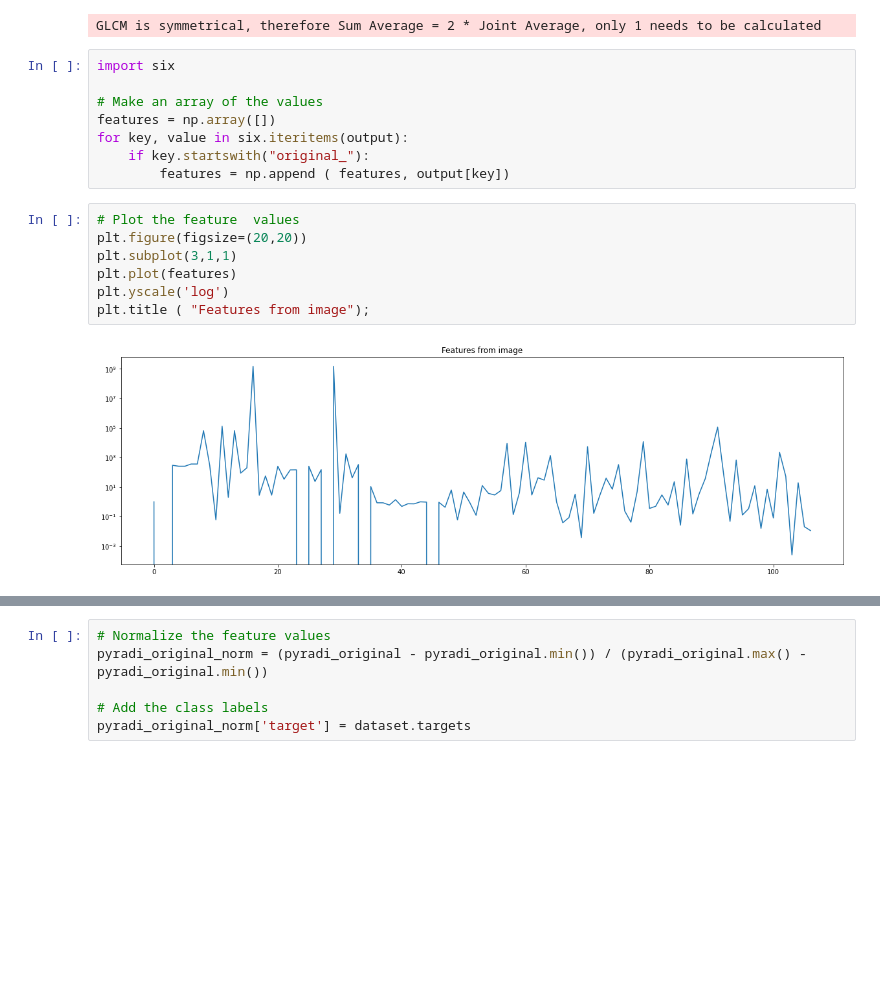
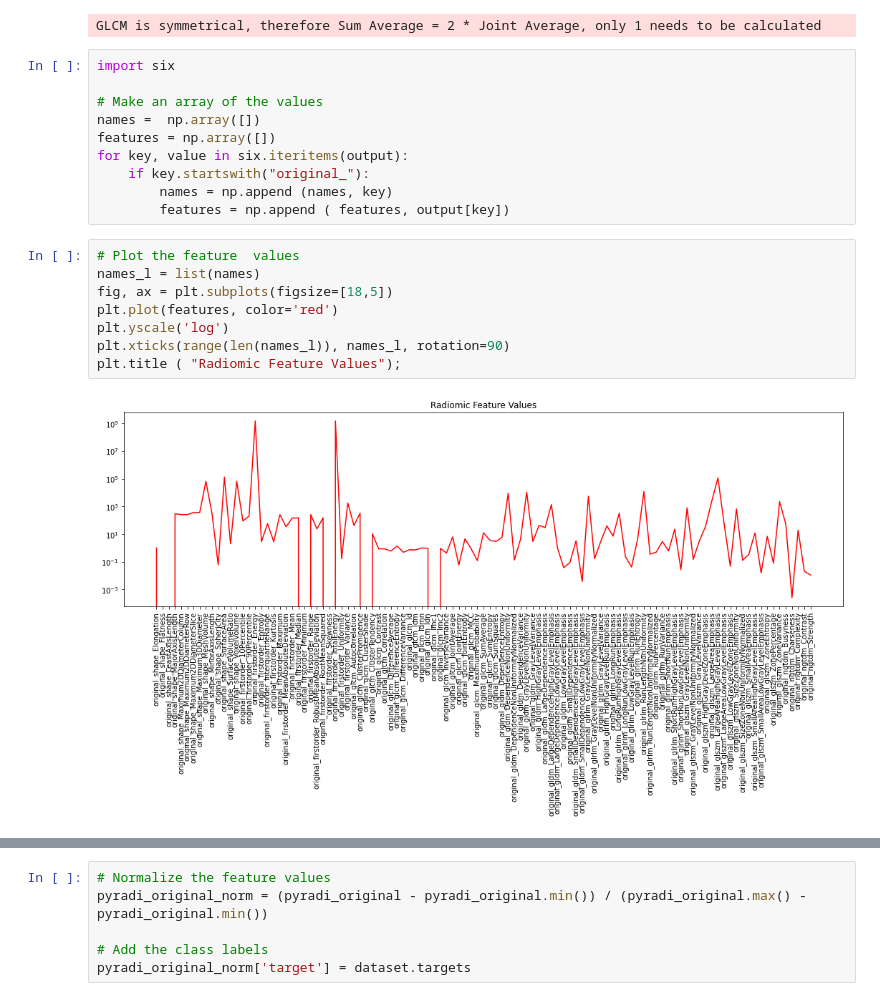
Before and after one commit to MahsaPaknezhad/RadiomicsTutorial, a Jupyter notebook: tree_bark_analysis.ipynb, the cells around one changed output, grey strips where cells are left out. Cells and saved outputs as stored; diff of their text form; blank space fills up the shorter version.

```diff
--- a/tree_bark_analysis.ipynb
+++ b/tree_bark_analysis.ipynb
@@ -153,18 +177,21 @@ GLCM is symmetrical, therefore Sum Average = 2 * Joint Average, only 1 needs to
 import six
 
 # Make an array of the values
+names =  np.array([])
 features = np.array([])
 for key, value in six.iteritems(output):
     if key.startswith("original_"):
+        names = np.append (names, key)
         features = np.append ( features, output[key])
 # %%
 # Plot the feature  values
-plt.figure(figsize=(20,20))
-plt.subplot(3,1,1)
-plt.plot(features)
+names_l = list(names)
+fig, ax = plt.subplots(figsize=[18,5])
+plt.plot(features, color='red')
 plt.yscale('log')
-plt.title ( "Features from image");
+plt.xticks(range(len(names_l)), names_l, rotation=90)
+plt.title ( "Radiomic Feature Values");
 # %% [output]
-[figure, old version]
+[figure, new version]
 # %%
 # Run Pyradiomics on pyradiomics_sample.csv, output to pyradi_features.csv
```
Also changed, not shown: parts of 17 cells of this notebook, 6 other files.
